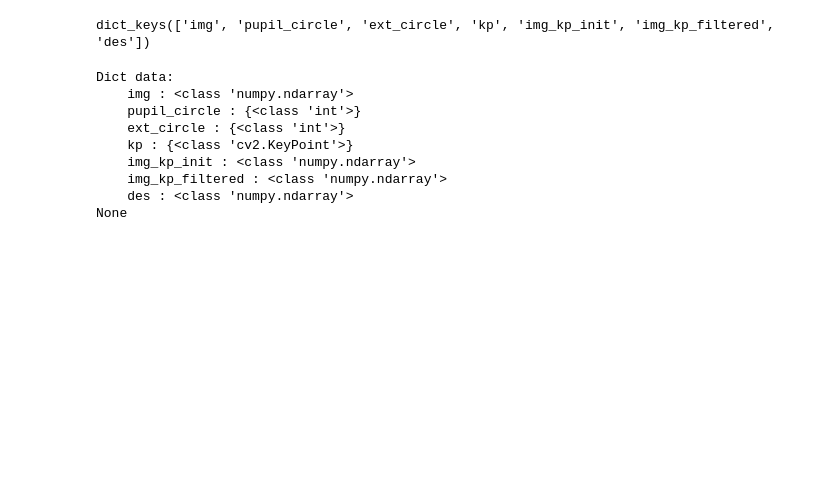
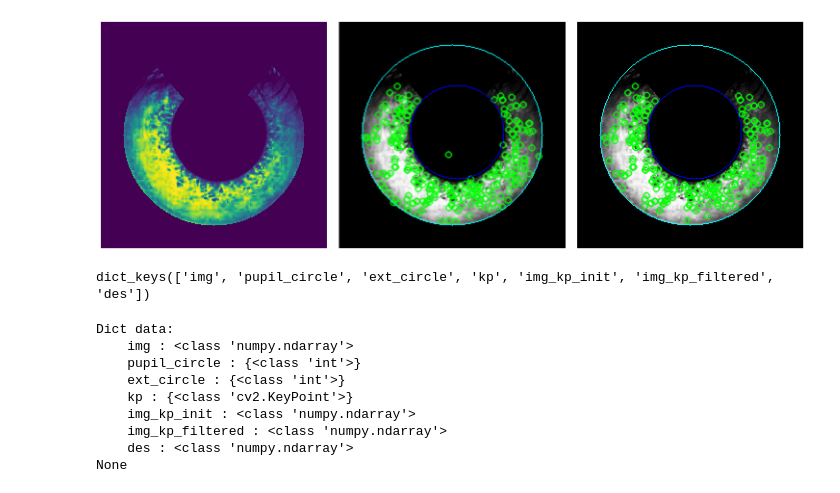
Before and after one commit to elymsyr/iris-recognition-old, a Jupyter notebook: test_playground.ipynb, the cells around one changed output. Cells and saved outputs as stored; diff of their text form; code cells hidden in the pictures; blank space fills up the shorter version.

```diff
--- a/test_playground.ipynb
+++ b/test_playground.ipynb
@@ -28,3 +30,34 @@ load_rois_from_image ended in 7.274683 seconds
+# %%
+images = [rois['complete']['img'], rois['complete']['img_kp_init'], rois['complete']['img_kp_filtered']]
+# %%
+# Number of images
+num_images = len(images)
+
+# Determine grid size (rows, columns)
+# For example, if there are 3 images, arrange them in a 1x3 grid
+num_cols = 3
+num_rows = (num_images + num_cols - 1) // num_cols  # Calculate number of rows needed
+
+# Create a figure and axis objects
+fig, axes = plt.subplots(num_rows, num_cols, figsize=(15, 5))
+
+# Flatten axes array for easy iteration
+axes = axes.flatten()
+
+# Plot each image
+for i in range(num_images):
+    axes[i].imshow(images[i])
+    axes[i].axis('off')  # Hide axis labels
+
+# Hide any unused subplots
+for j in range(num_images, len(axes)):
+    axes[j].axis('off')
+
+# Adjust layout
+plt.tight_layout()
+plt.show()
+# %% [output]
+[figure, added]
 # %%
 print(rois['complete'].keys())
 # %% [output]
```
Also changed, not shown: parts of 3 cells of this notebook, 2 other files.
